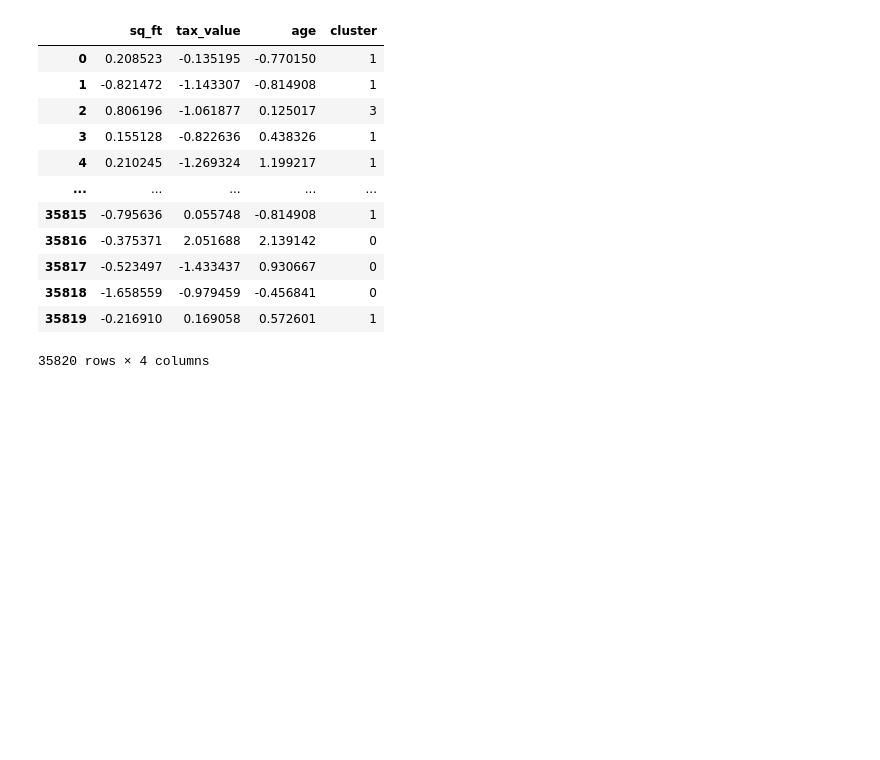
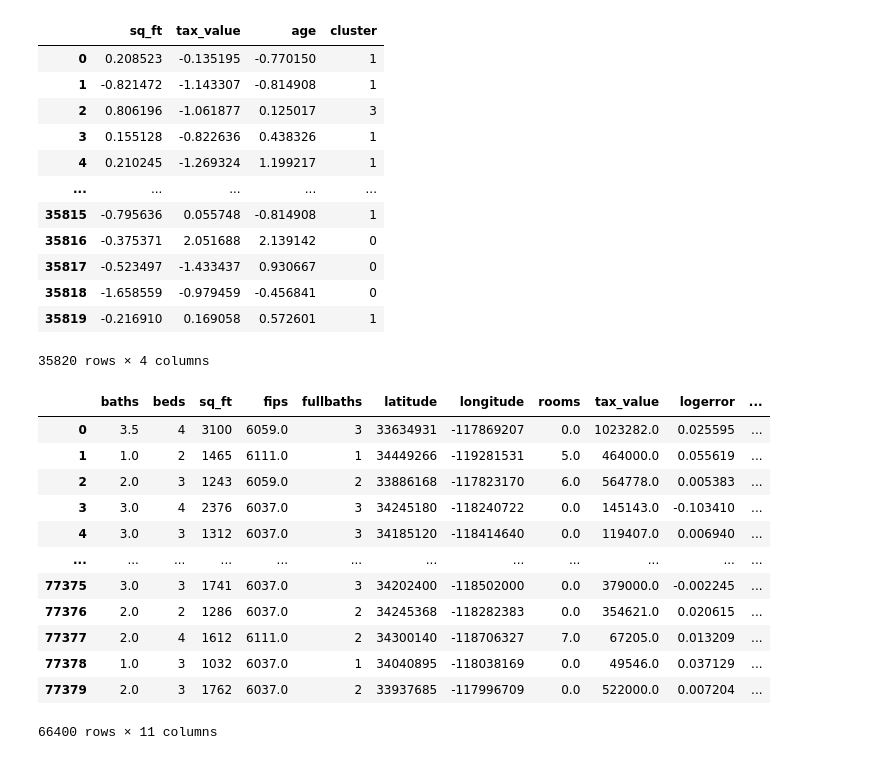
Before and after one commit to jones-stewart/zillow-clustering-project, a Jupyter notebook: 03_model_stewart.ipynb, the cells around one changed output. Drawn from its saved outputs; the diff is of its cells as text; code cells hidden in the pictures; blank space fills up the shorter version.

```diff
--- a/03_model_stewart.ipynb
+++ b/03_model_stewart.ipynb
@@ -214,3 +183,35 @@ X_train_scaled
 | 35818 | -1.658559 | -0.979459 | -0.456841 | 0 |
 | 35819 | -0.216910 | 0.169058 | 0.572601 | 1 |
 35820 rows × 4 columns
+# %%
+import wrangle as w
+
+zillow = w.acquire_zillow()
+zillow = zillow[zillow.propertylandusetypeid.isin([261, 262, 263, 264, 266, 268, 273, 276, 279])]
+zillow = zillow[(zillow.baths > 0) & (zillow.beds > 0) & (zillow.sq_ft > 300)]
+zillow = zillow.dropna(axis = 1, thresh = .5 * len(zillow))
+zillow = zillow.dropna(thresh = .5 * len(zillow.columns))
+zillow['age'] = 2022 - zillow.yearbuilt
+zillow = zillow.drop(columns = ['propertylandusetypeid', 'transactiondate', 'yearbuilt', 'unitcnt']).dropna()
+zillow[['beds', 'sq_ft', 'fullbaths', 'latitude', 'longitude']] = zillow[['beds', 'sq_ft', 'fullbaths', 'latitude', 'longitude']].astype('int')
+for col in zillow[['baths', 'beds', 'sq_ft', 'fullbaths', 'tax_value']]:
+    q1, q3 = zillow[col].quantile([.25, .75])
+    iqr = q3 - q1
+    upper = q3 + 1.5 * iqr
+    lower = q1 - 1.5 * iqr
+zillow = zillow[(zillow[col]>lower)&(zillow[col]<upper)]
+zillow
+# %% [output]
+|  | baths | beds | sq_ft | fips | fullbaths | latitude | longitude | rooms | tax_value | logerror | ... |
+| 0 | 3.5 | 4 | 3100 | 6059.0 | 3 | 33634931 | -117869207 | 0.0 | 1023282.0 | 0.025595 | ... |
+| 1 | 1.0 | 2 | 1465 | 6111.0 | 1 | 34449266 | -119281531 | 5.0 | 464000.0 | 0.055619 | ... |
+| 2 | 2.0 | 3 | 1243 | 6059.0 | 2 | 33886168 | -117823170 | 6.0 | 564778.0 | 0.005383 | ... |
+| 3 | 3.0 | 4 | 2376 | 6037.0 | 3 | 34245180 | -118240722 | 0.0 | 145143.0 | -0.103410 | ... |
+| 4 | 3.0 | 3 | 1312 | 6037.0 | 3 | 34185120 | -118414640 | 0.0 | 119407.0 | 0.006940 | ... |
+| ... | ... | ... | ... | ... | ... | ... | ... | ... | ... | ... | ... |
+| 77375 | 3.0 | 3 | 1741 | 6037.0 | 3 | 34202400 | -118502000 | 0.0 | 379000.0 | -0.002245 | ... |
+| 77376 | 2.0 | 2 | 1286 | 6037.0 | 2 | 34245368 | -118282383 | 0.0 | 354621.0 | 0.020615 | ... |
+| 77377 | 2.0 | 4 | 1612 | 6111.0 | 2 | 34300140 | -118706327 | 7.0 | 67205.0 | 0.013209 | ... |
+| 77378 | 1.0 | 3 | 1032 | 6037.0 | 1 | 34040895 | -118038169 | 0.0 | 49546.0 | 0.037129 | ... |
+| 77379 | 2.0 | 3 | 1762 | 6037.0 | 2 | 33937685 | -117996709 | 0.0 | 522000.0 | 0.007204 | ... |
+66400 rows × 11 columns
```
Also changed, not shown: parts of 22 cells of this notebook.
